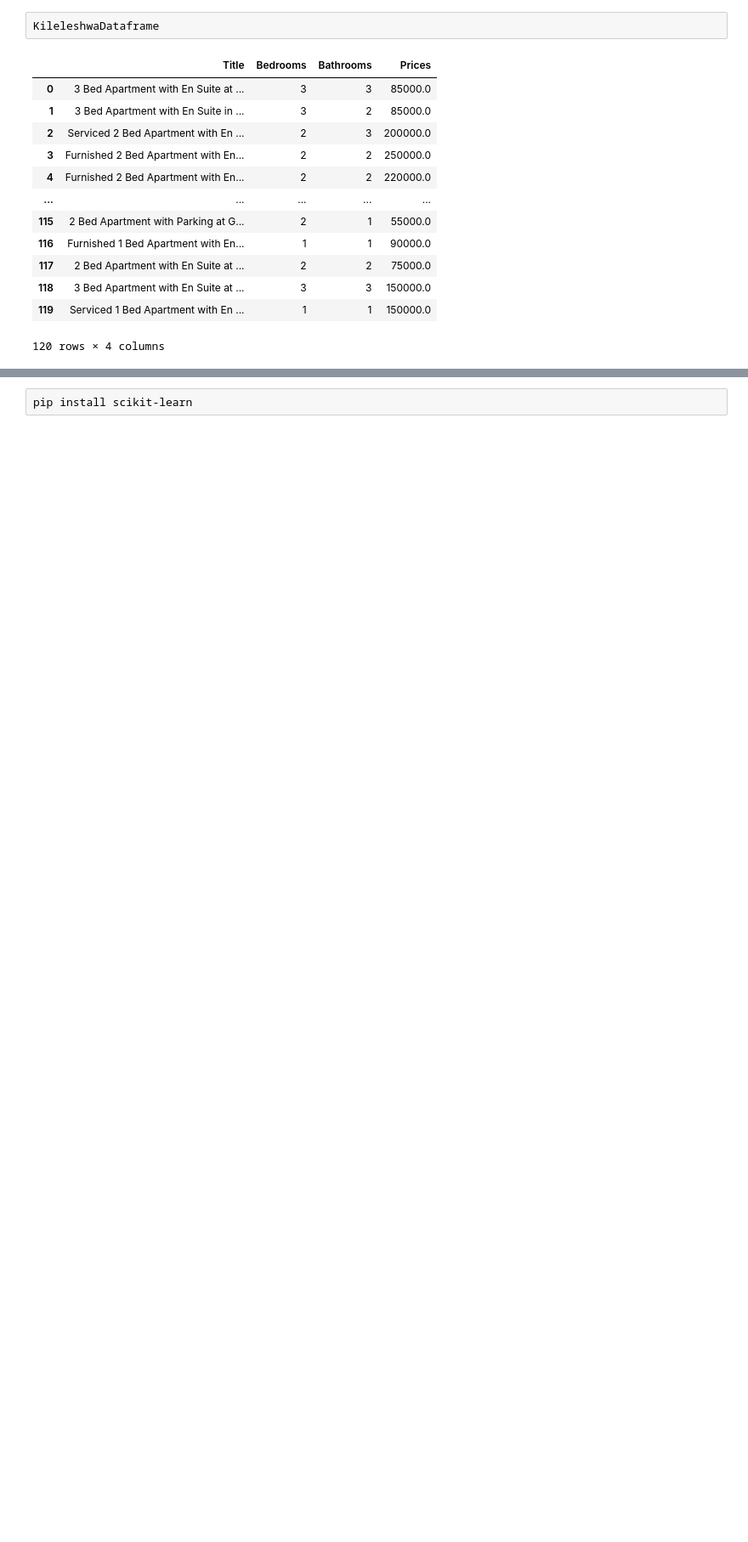
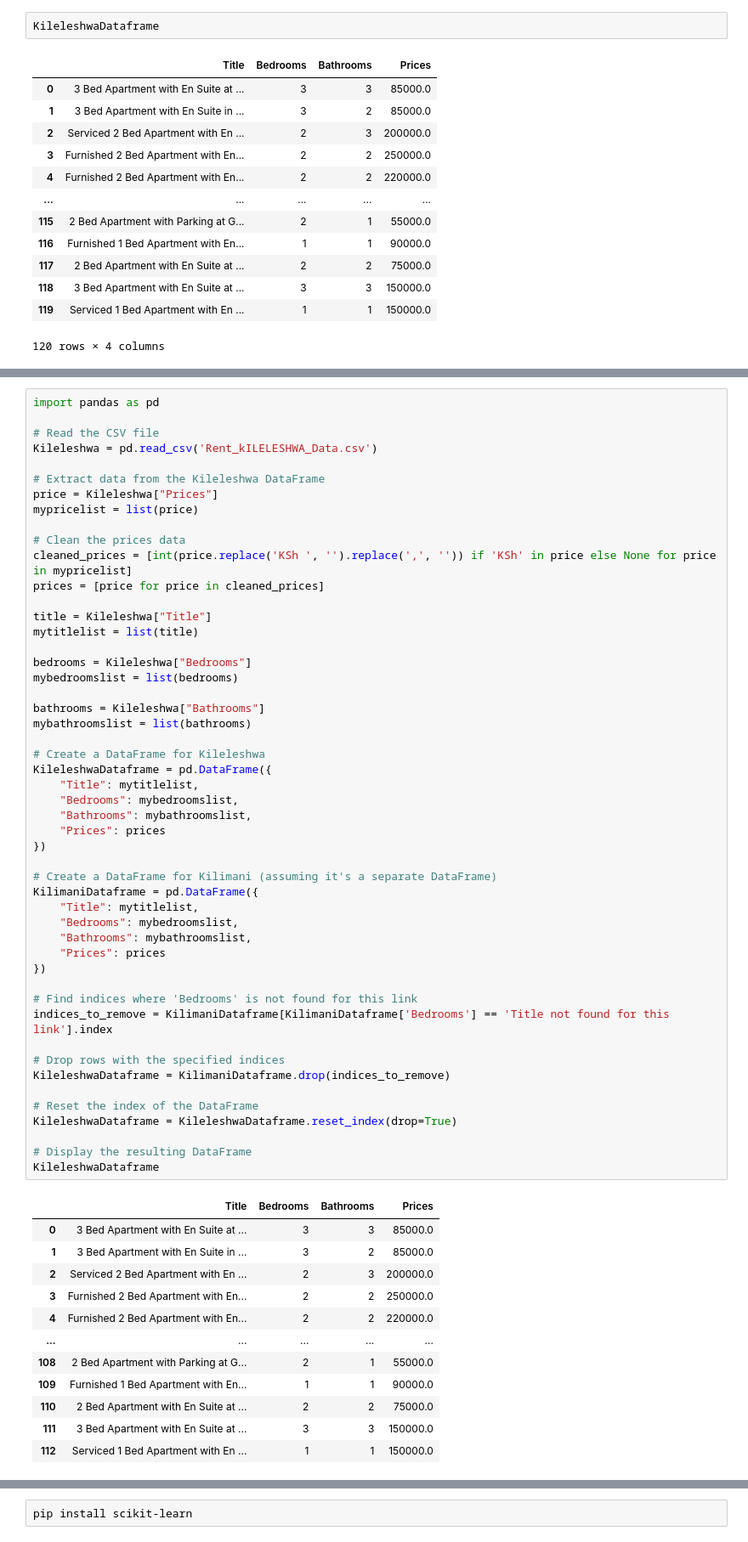
Before and after one commit to Abdihalim112/buy-rent-kenya-website-Data-scraping-Kilimani-Kileleshwa-Westlands-and-Ruaka-, a Jupyter notebook: kileleshwa RENT.ipynb, the cells around one changed output, grey strips where cells are left out. Shown: that part at 85% size. Saved outputs shown, nothing was run; the diff lists cells and outputs as text; blank space fills up the shorter version.

```diff
--- a/kileleshwa RENT.ipynb
+++ b/kileleshwa RENT.ipynb
@@ -429,0 +396,63 @@ KilimaniDataframe
+# %%
+import pandas as pd
+
+# Read the CSV file
+Kileleshwa = pd.read_csv('Rent_kILELESHWA_Data.csv')
+
+# Extract data from the Kileleshwa DataFrame
+price = Kileleshwa["Prices"]
+mypricelist = list(price)
+
+# Clean the prices data
+cleaned_prices = [int(price.replace('KSh ', '').replace(',', '')) if 'KSh' in price else None for price in mypricelist]
+prices = [price for price in cleaned_prices]
+
+title = Kileleshwa["Title"]
+mytitlelist = list(title)
+
+bedrooms = Kileleshwa["Bedrooms"]
+mybedroomslist = list(bedrooms)
+
+bathrooms = Kileleshwa["Bathrooms"]
+mybathroomslist = list(bathrooms)
+
+# Create a DataFrame for Kileleshwa
+KileleshwaDataframe = pd.DataFrame({
+    "Title": mytitlelist,
+    "Bedrooms": mybedroomslist,
+    "Bathrooms": mybathroomslist,
+    "Prices": prices
+})
+
+# Create a DataFrame for Kilimani (assuming it's a separate DataFrame)
+KilimaniDataframe = pd.DataFrame({
+    "Title": mytitlelist,
+    "Bedrooms": mybedroomslist,
+    "Bathrooms": mybathroomslist,
+    "Prices": prices
+})
+
+# Find indices where 'Bedrooms' is not found for this link
+indices_to_remove = KilimaniDataframe[KilimaniDataframe['Bedrooms'] == 'Title not found for this link'].index
+
+# Drop rows with the specified indices
+KileleshwaDataframe = KilimaniDataframe.drop(indices_to_remove)
+
+# Reset the index of the DataFrame
+KileleshwaDataframe = KileleshwaDataframe.reset_index(drop=True)
+
+# Display the resulting DataFrame
+KileleshwaDataframe
+# %% [output]
+|  | Title | Bedrooms | Bathrooms | Prices |
+| 0 | 3 Bed Apartment with En Suite at ... | 3 | 3 | 85000.0 |
+| 1 | 3 Bed Apartment with En Suite in ... | 3 | 2 | 85000.0 |
+| 2 | Serviced 2 Bed Apartment with En ... | 2 | 3 | 200000.0 |
+| 3 | Furnished 2 Bed Apartment with En... | 2 | 2 | 250000.0 |
+| 4 | Furnished 2 Bed Apartment with En... | 2 | 2 | 220000.0 |
+| ... | ... | ... | ... | ... |
+| 108 | 2 Bed Apartment with Parking at G... | 2 | 1 | 55000.0 |
+| 109 | Furnished 1 Bed Apartment with En... | 1 | 1 | 90000.0 |
+| 110 | 2 Bed Apartment with En Suite at ... | 2 | 2 | 75000.0 |
+| 111 | 3 Bed Apartment with En Suite at ... | 3 | 3 | 150000.0 |
+| 112 | Serviced 1 Bed Apartment with En ... | 1 | 1 | 150000.0 |
```
Also changed, not shown: parts of 4 cells of this notebook, 2 other files.
